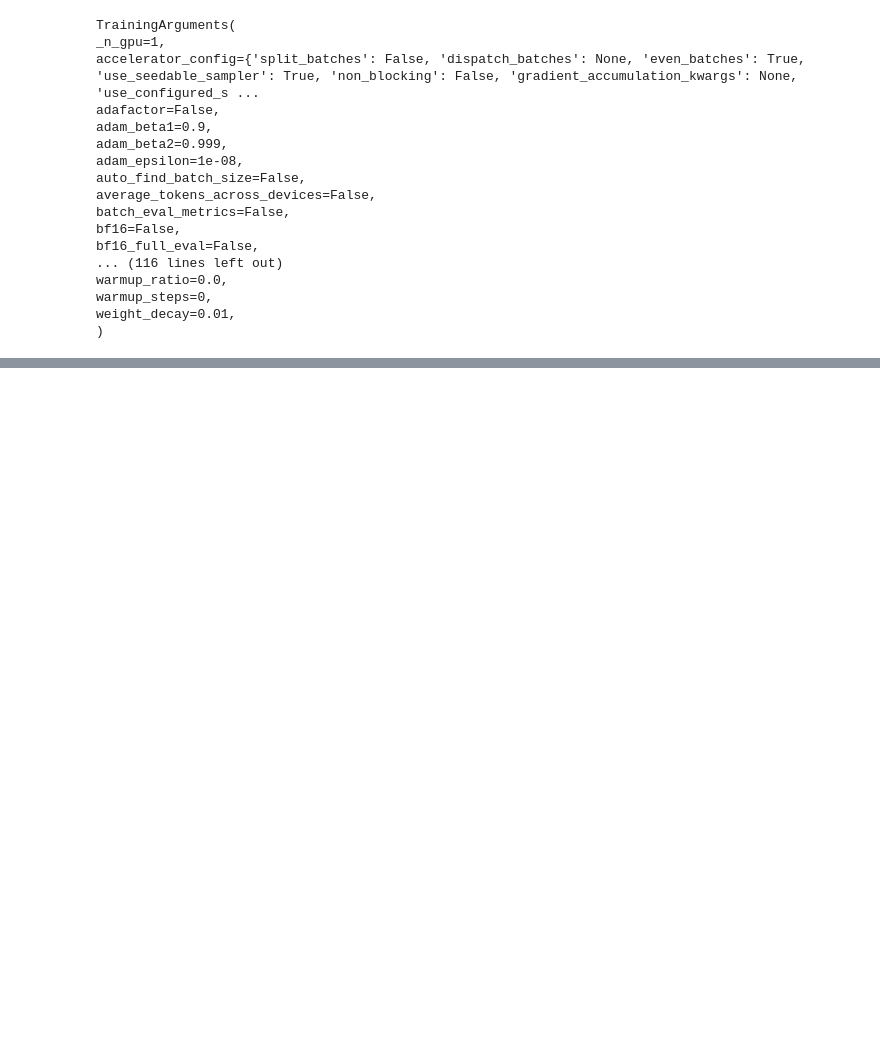
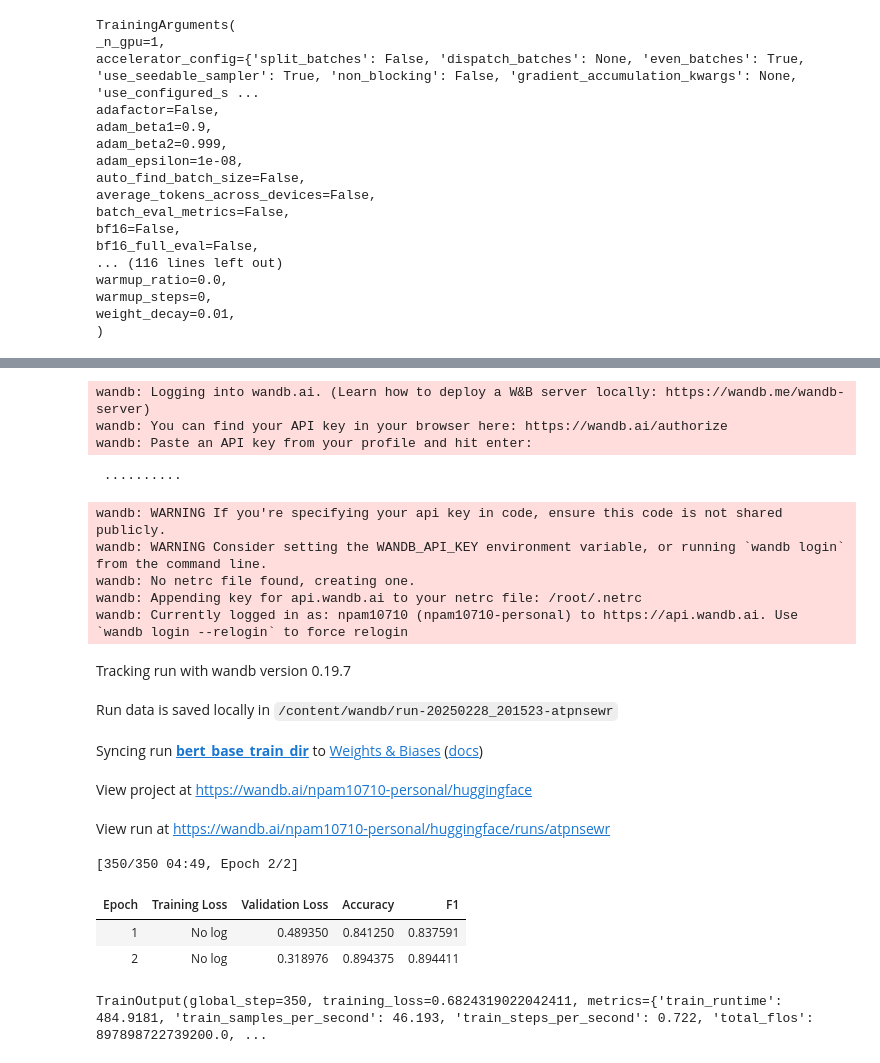
Before and after one commit to Muhammad-Asif10710/Gen-AI, a Jupyter notebook: Model_Training.ipynb, the cells around one changed output, grey strips where cells are left out. Saved outputs shown, nothing was run; the diff lists cells and outputs as text; code cells hidden in the pictures; blank space fills up the shorter version.

```diff
--- a/Model_Training.ipynb
+++ b/Model_Training.ipynb
@@ -235,3 +231,12 @@ warmup_ratio=0.0,
 warmup_steps=0,
 weight_decay=0.01,
 )
+# %%
+import evaluate
+accuracy = evaluate.load("accuracy")
+import numpy as np
+
+def compute_metrics(eval_pred):
+  predictions, labels=eval_pred
+  predictions=np.argmax(predictions,axis=1)
+  return accuracy.compute(predictions=predictions, references=labels)
@@ -237,0 +249,21 @@ weight_decay=0.01,
+# %%
+from sklearn.metrics import accuracy_score, f1_score
+
+def compute_metrics(pred):
+    # pred is automatically called from trainer
+    labels = pred.label_ids
+    preds = pred.predictions.argmax(-1)
+
+    f1 = f1_score(labels, preds, average='weighted')
+    acc = accuracy_score(labels, preds)
+
+    return {"accuracy": acc, "f1": f1}
+# %%
+from transformers import Trainer
+trainer = Trainer(
+    model=model,
+    args=training_args,
+    compute_metrics=compute_metrics,
+    train_dataset=emotion_encoded['train'],
+    eval_dataset=emotion_encoded['validation'],
+    tokenizer=tokenizer# Add this line to pass the validation dataset
@@ -237,0 +296,3 @@ weight_decay=0.01,
+# %%
+trainer.train()
+# %% [output]
@@ -237,0 +302,19 @@ weight_decay=0.01,
+wandb: Logging into wandb.ai. (Learn how to deploy a W&B server locally: https://wandb.me/wandb-server)
+wandb: You can find your API key in your browser here: https://wandb.ai/authorize
+wandb: Paste an API key from your profile and hit enter:
+ ··········
+wandb: WARNING If you're specifying your api key in code, ensure this code is not shared publicly.
+wandb: WARNING Consider setting the WANDB_API_KEY environment variable, or running `wandb login` from the command line.
+wandb: No netrc file found, creating one.
+wandb: Appending key for api.wandb.ai to your netrc file: /root/.netrc
+wandb: Currently logged in as: npam10710 (npam10710-personal) to https://api.wandb.ai. Use `wandb login --relogin` to force relogin
+Tracking run with wandb version 0.19.7
+Run data is saved locally in /content/wandb/run-20250228_201523-atpnsewr
+Syncing run bert_base_train_dir to Weights & Biases (docs)
+View project at https://wandb.ai/npam10710-personal/huggingface
+View run at https://wandb.ai/npam10710-personal/huggingface/runs/atpnsewr
+[350/350 04:49, Epoch 2/2]
+| Epoch | Training Loss | Validation Loss | Accuracy | F1 |
+| 1 | No log | 0.489350 | 0.841250 | 0.837591 |
+| 2 | No log | 0.318976 | 0.894375 | 0.894411 |
+TrainOutput(global_step=350, training_loss=0.6824319022042411, metrics={'train_runtime': 484.9181, 'train_samples_per_second': 46.193, 'train_steps_per_second': 0.722, 'total_flos': 897898722739200.0, ...
```
Also changed, not shown: parts of 16 cells of this notebook.
